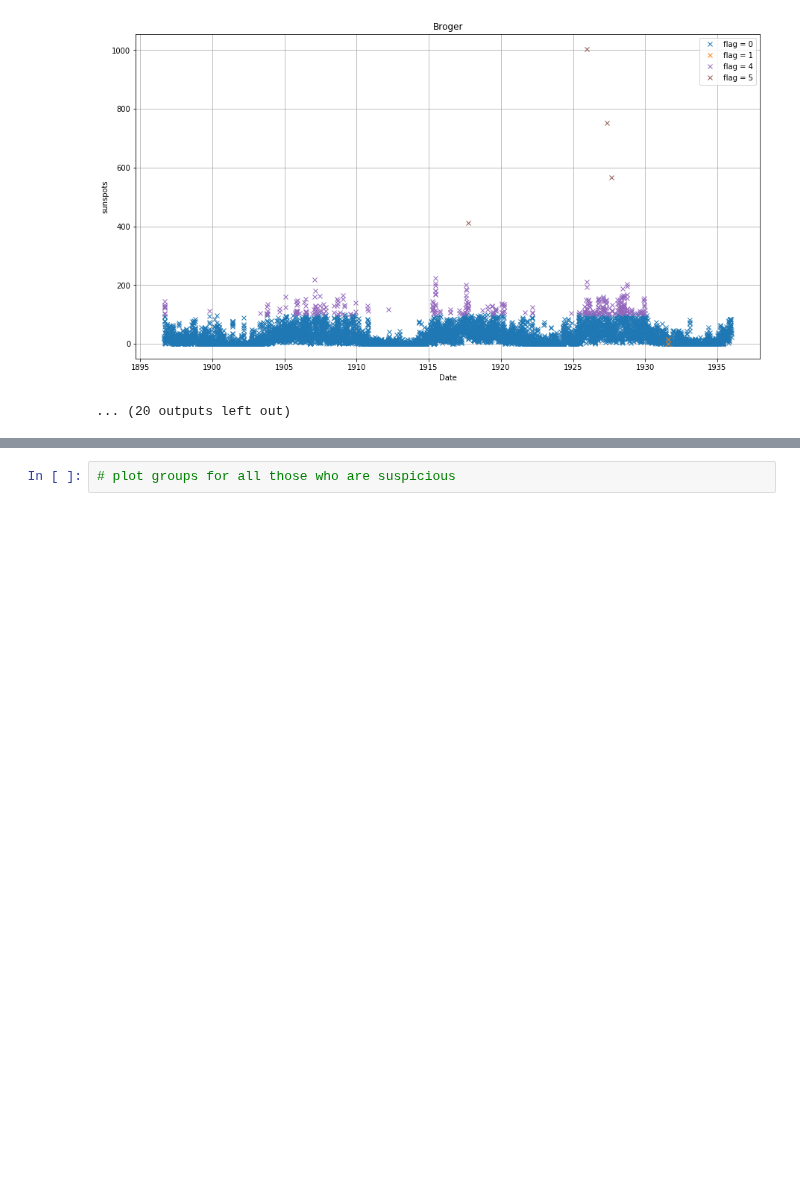
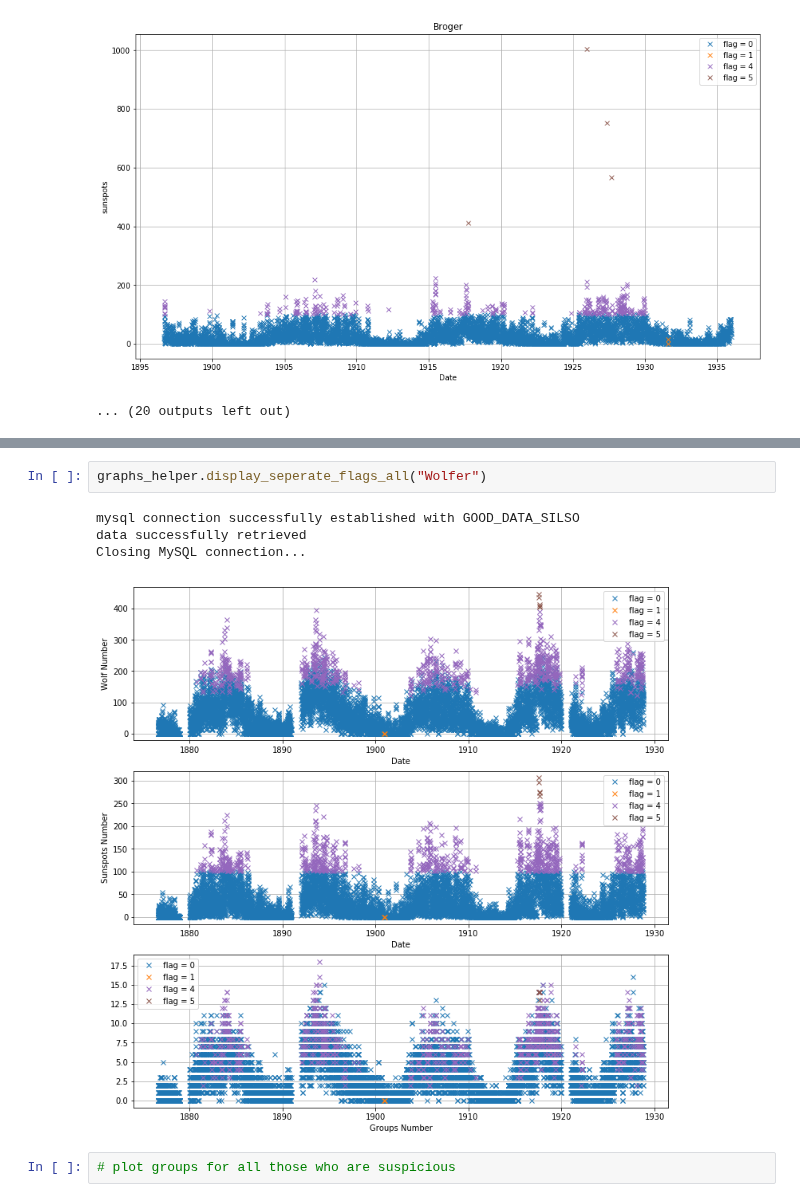
Before and after one commit to dcxSt/DATA_SILSO_HISTO_search, a Jupyter notebook: suspicious sunspots plots.ipynb, the cells around one changed output, grey strips where cells are left out. Drawn from its saved outputs; the diff is of its cells as text; blank space fills up the shorter version.

Commit message:
added to graphs and modified databases

```diff
--- a/suspicious sunspots plots.ipynb
+++ b/suspicious sunspots plots.ipynb
@@ -91,3 +91,10 @@ Closing MySQL connection...
+# %%
+graphs_helper.display_seperate_flags_all("Wolfer")
+# %% [output]
+mysql connection successfully established with GOOD_DATA_SILSO
+data successfully retrieved
+Closing MySQL connection...
+[figure, added]
 # %%
 # plot groups for all those who are suspicious
 # %%
```
Also changed, not shown: parts of 1 cell of this notebook, 6 other files.
